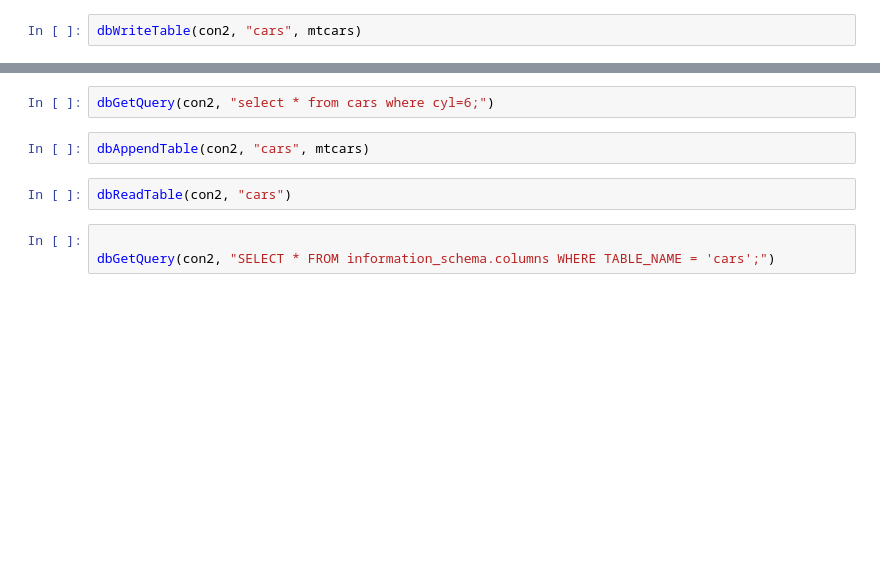
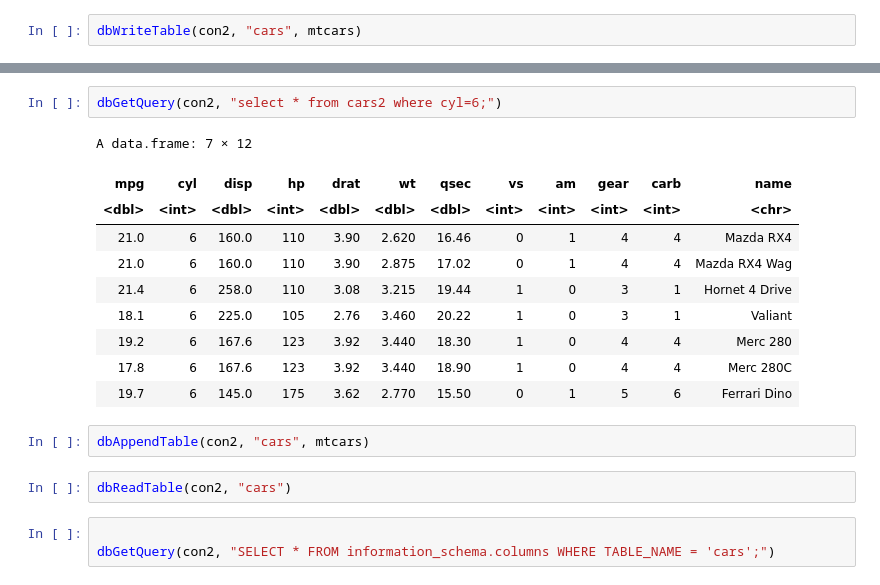
Before and after one commit to maxigaarp/Gestion_de_datos_2023, a Jupyter notebook: C3-Rpostgres.ipynb, the cells around one changed output, grey strips where cells are left out. Saved outputs shown, nothing was run; the diff lists cells and outputs as text; blank space fills up the shorter version.

```diff
--- a/C3-Rpostgres.ipynb
+++ b/C3-Rpostgres.ipynb
@@ -94,5 +384,16 @@ dbReadTable(con2,"cars")
 # %%
-dbGetQuery(con2, "select * from cars where cyl=6;")
+dbGetQuery(con2, "select * from cars2 where cyl=6;")
+# %% [output]
+A data.frame: 7 × 12
+| mpg | cyl | disp | hp | drat | wt | qsec | vs | am | gear | carb | name |
+| <dbl> | <int> | <dbl> | <int> | <dbl> | <dbl> | <dbl> | <int> | <int> | <int> | <int> | <chr> |
+| 21.0 | 6 | 160.0 | 110 | 3.90 | 2.620 | 16.46 | 0 | 1 | 4 | 4 | Mazda RX4 |
+| 21.0 | 6 | 160.0 | 110 | 3.90 | 2.875 | 17.02 | 0 | 1 | 4 | 4 | Mazda RX4 Wag |
+| 21.4 | 6 | 258.0 | 110 | 3.08 | 3.215 | 19.44 | 1 | 0 | 3 | 1 | Hornet 4 Drive |
+| 18.1 | 6 | 225.0 | 105 | 2.76 | 3.460 | 20.22 | 1 | 0 | 3 | 1 | Valiant |
+| 19.2 | 6 | 167.6 | 123 | 3.92 | 3.440 | 18.30 | 1 | 0 | 4 | 4 | Merc 280 |
+| 17.8 | 6 | 167.6 | 123 | 3.92 | 3.440 | 18.90 | 1 | 0 | 4 | 4 | Merc 280C |
+| 19.7 | 6 | 145.0 | 175 | 3.62 | 2.770 | 15.50 | 0 | 1 | 5 | 6 | Ferrari Dino |
 # %%
 dbAppendTable(con2, "cars", mtcars)
 # %%
```
Also changed, not shown: parts of 54 cells of this notebook.
